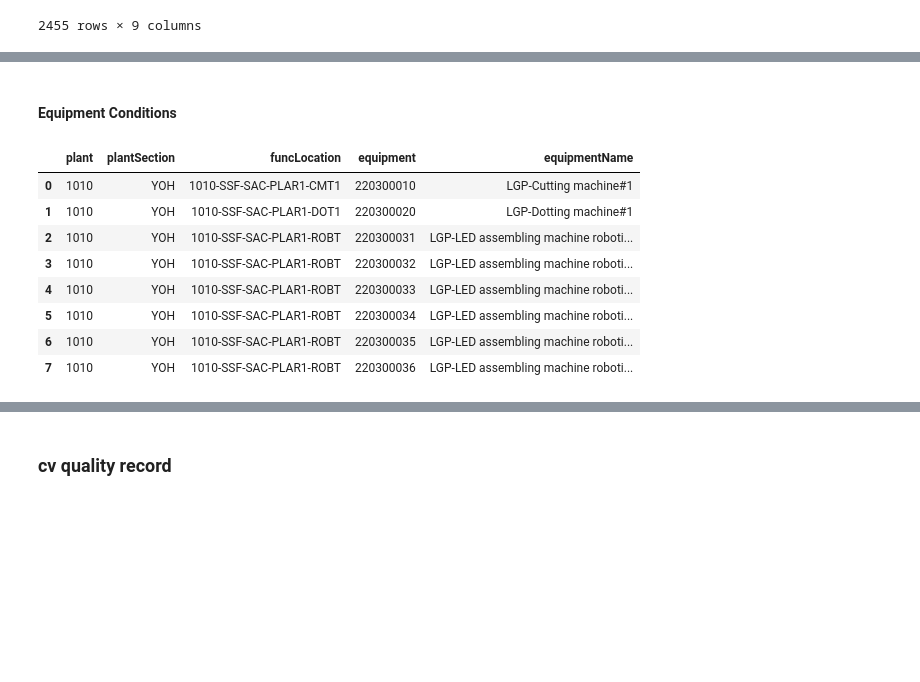
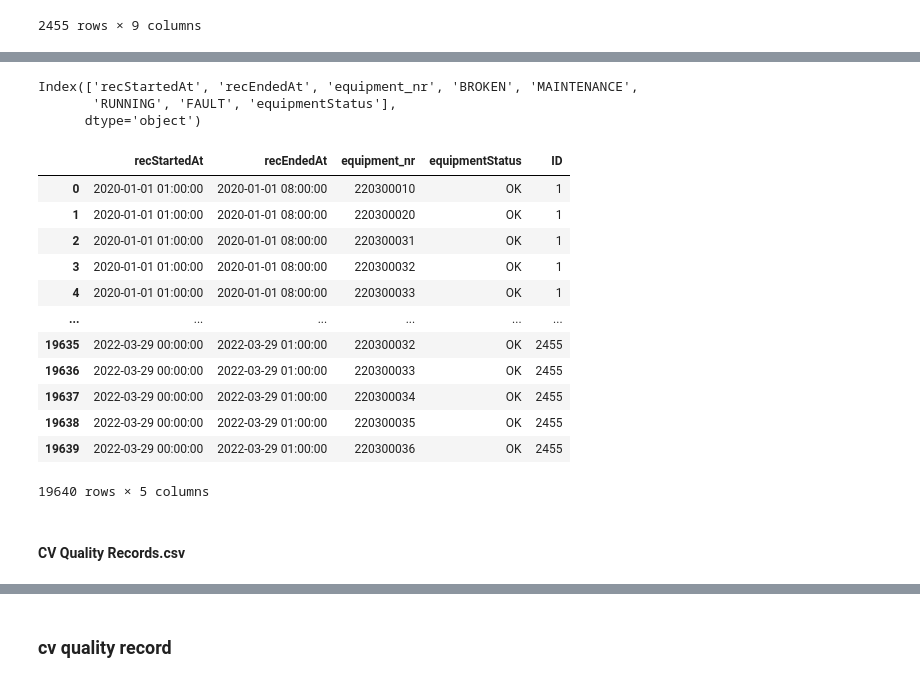
Before and after one commit to SAP-samples/btp-ai-sustainability-bootcamp, a Jupyter notebook: src/data-simulation/app_data_prep.ipynb, the cells around one changed output, grey strips where cells are left out. Saved outputs shown, nothing was run; the diff lists cells and outputs as text; code cells hidden in the pictures; blank space fills up the shorter version.

Commit message:
update csv files for smart factory app

```diff
--- a/src/data-simulation/app_data_prep.ipynb
+++ b/src/data-simulation/app_data_prep.ipynb
@@ -154,3 +148,7 @@ out1
 # %%
 out1=out1.reset_index().rename(columns={'index':'ID'})
 out1['ID']=out1['ID']+1
+# %%
+out2=df.groupby(['date','shift','Machine'],as_index=False).agg(aggregations)
+out2=out2[['recStartedAt', 'recEndedAt','Machine']+conditions].rename(columns={'Machine':'equipment_nr'})
+out2.head(5)
@@ -156,0 +162,28 @@ out1['ID']=out1['ID']+1
+# %%
+out2['equipmentStatus']='OK'
+out2.loc[ (out2['BROKEN']==0) & (out2['MAINTENANCE']==1)  , 'equipmentStatus']='MN'
+out2.loc[ (out2['FAULT']==1) & (out2['RUNNING']==1) & (out2['recStartedAt']>='2021') ,'equipmentStatus']='FL'
+out2.loc[ out2['BROKEN']==1, 'equipmentStatus']='BD'
+# %%
+out2.columns
+# %% [output]
+Index(['recStartedAt', 'recEndedAt', 'equipment_nr', 'BROKEN', 'MAINTENANCE',
+       'RUNNING', 'FAULT', 'equipmentStatus'],
+      dtype='object')
+# %%
+out2=pd.merge(out2[['recStartedAt', 'recEndedAt', 'equipment_nr','equipmentStatus']],out1[['recStartedAt','ID']],how='left',on='recStartedAt')
+out2
+# %% [output]
+|  | recStartedAt | recEndedAt | equipment_nr | equipmentStatus | ID |
+| 0 | 2020-01-01 01:00:00 | 2020-01-01 08:00:00 | 220300010 | OK | 1 |
+| 1 | 2020-01-01 01:00:00 | 2020-01-01 08:00:00 | 220300020 | OK | 1 |
+| 2 | 2020-01-01 01:00:00 | 2020-01-01 08:00:00 | 220300031 | OK | 1 |
+| 3 | 2020-01-01 01:00:00 | 2020-01-01 08:00:00 | 220300032 | OK | 1 |
+| 4 | 2020-01-01 01:00:00 | 2020-01-01 08:00:00 | 220300033 | OK | 1 |
+| ... | ... | ... | ... | ... | ... |
+| 19635 | 2022-03-29 00:00:00 | 2022-03-29 01:00:00 | 220300032 | OK | 2455 |
+| 19636 | 2022-03-29 00:00:00 | 2022-03-29 01:00:00 | 220300033 | OK | 2455 |
+| 19637 | 2022-03-29 00:00:00 | 2022-03-29 01:00:00 | 220300034 | OK | 2455 |
+| 19638 | 2022-03-29 00:00:00 | 2022-03-29 01:00:00 | 220300035 | OK | 2455 |
+| 19639 | 2022-03-29 00:00:00 | 2022-03-29 01:00:00 | 220300036 | OK | 2455 |
+19640 rows × 5 columns
@@ -157,17 +194,4 @@ out1['ID']=out1['ID']+1
 # %%
 out1.to_csv(out1_path,index=False,sep=';')
 # %% [markdown]
-#### Equipment Conditions
+#### CV Quality Records.csv
-# %%
-factory=pd.read_excel('SmartLGPFactory.xlsx')
-factory
-# %% [output]
-|  | plant | plantSection | funcLocation | equipment | equipmentName |
-| 0 | 1010 | YOH | 1010-SSF-SAC-PLAR1-CMT1 | 220300010 | LGP-Cutting machine#1 |
-| 1 | 1010 | YOH | 1010-SSF-SAC-PLAR1-DOT1 | 220300020 | LGP-Dotting machine#1 |
-| 2 | 1010 | YOH | 1010-SSF-SAC-PLAR1-ROBT | 220300031 | LGP-LED assembling machine roboti... |
-| 3 | 1010 | YOH | 1010-SSF-SAC-PLAR1-ROBT | 220300032 | LGP-LED assembling machine roboti... |
-| 4 | 1010 | YOH | 1010-SSF-SAC-PLAR1-ROBT | 220300033 | LGP-LED assembling machine roboti... |
-| 5 | 1010 | YOH | 1010-SSF-SAC-PLAR1-ROBT | 220300034 | LGP-LED assembling machine roboti... |
-| 6 | 1010 | YOH | 1010-SSF-SAC-PLAR1-ROBT | 220300035 | LGP-LED assembling machine roboti... |
-| 7 | 1010 | YOH | 1010-SSF-SAC-PLAR1-ROBT | 220300036 | LGP-LED assembling machine roboti... |
```
Also changed, not shown: parts of 40 cells of this notebook, 4 other files.
